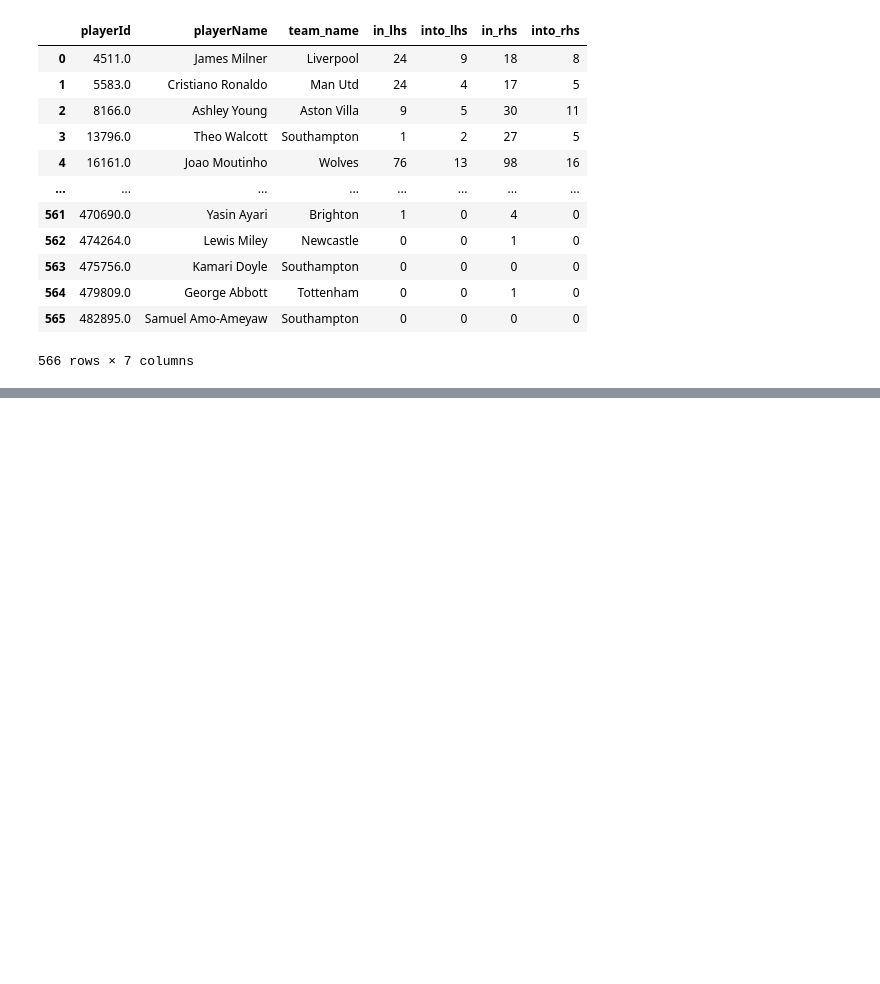
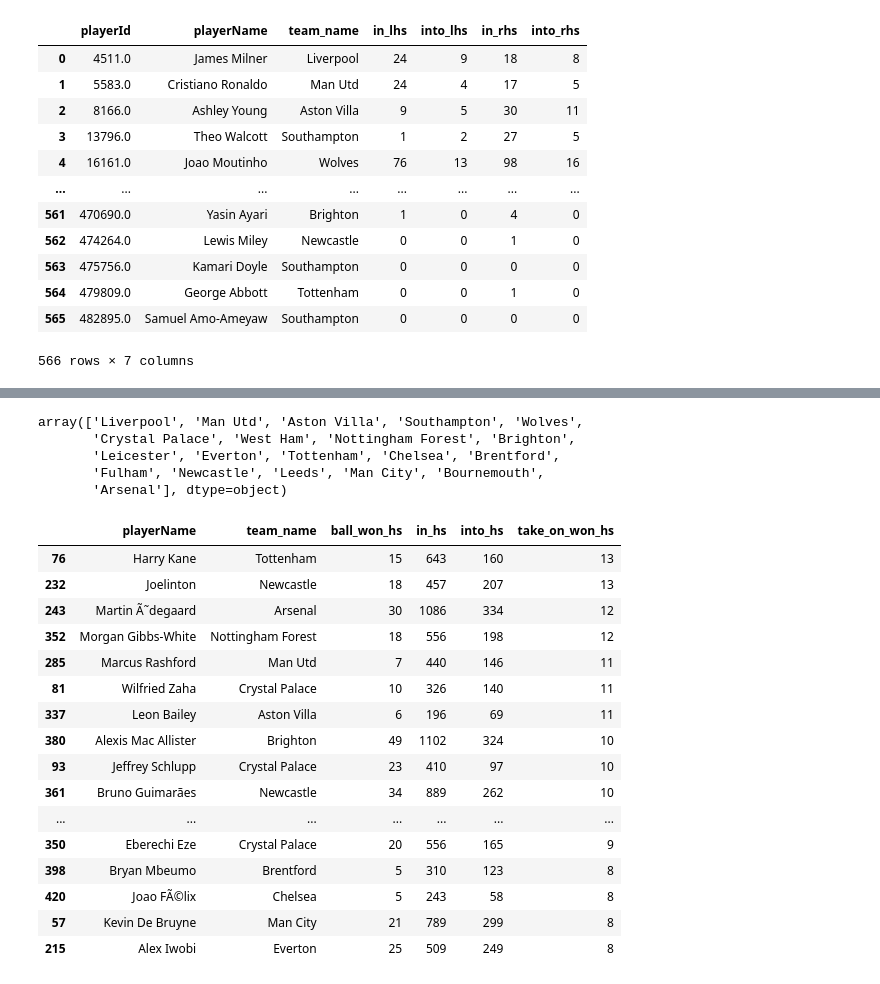
Before and after one commit to pranavm28/Football-Data-Viz, a Jupyter notebook: Halfspace Calculations.ipynb, the cells around one changed output, grey strips where cells are left out. Cells and saved outputs as stored; diff of their text form; code cells hidden in the pictures; blank space fills up the shorter version.

```diff
--- a/Halfspace Calculations.ipynb
+++ b/Halfspace Calculations.ipynb
@@ -262,0 +284,35 @@ z14_carries.sort_values('into_zoneF' , ascending=False)
+# %%
+lhs_actions_disp['team_name'].unique()
+# %% [output]
+array(['Liverpool', 'Man Utd', 'Aston Villa', 'Southampton', 'Wolves',
+       'Crystal Palace', 'West Ham', 'Nottingham Forest', 'Brighton',
+       'Leicester', 'Everton', 'Tottenham', 'Chelsea', 'Brentford',
+       'Fulham', 'Newcastle', 'Leeds', 'Man City', 'Bournemouth',
+       'Arsenal'], dtype=object)
+# %%
+merged_actions = pd.merge(lhs_actions_disp, rhs_actions_disp, on=['playerName', 'team_name'], suffixes=('_lhs', '_rhs'))
+merged_actions['ball_won_hs'] = merged_actions['ball_won_lhs'] + merged_actions['ball_won_rhs']
+merged_actions['in_hs'] = merged_actions['in_lhs'] + merged_actions['in_rhs']
+merged_actions['into_hs'] = merged_actions['into_lhs'] + merged_actions['into_rhs']
+merged_actions['take_on_won_hs'] = merged_actions['take_on_won_lhs'] + merged_actions['take_on_won_rhs']
+sorted_actions = merged_actions[['playerName', 'team_name', 'ball_won_hs' , 'in_hs' , 'into_hs' , 'take_on_won_hs']].sort_values(by='take_on_won_hs', ascending=False)
+# %%
+sorted_actions.head(20)
+# %% [output]
+|  | playerName | team_name | ball_won_hs | in_hs | into_hs | take_on_won_hs |
+| 76 | Harry Kane | Tottenham | 15 | 643 | 160 | 13 |
+| 232 | Joelinton | Newcastle | 18 | 457 | 207 | 13 |
+| 243 | Martin Ã˜degaard | Arsenal | 30 | 1086 | 334 | 12 |
+| 352 | Morgan Gibbs-White | Nottingham Forest | 18 | 556 | 198 | 12 |
+| 285 | Marcus Rashford | Man Utd | 7 | 440 | 146 | 11 |
+| 81 | Wilfried Zaha | Crystal Palace | 10 | 326 | 140 | 11 |
+| 337 | Leon Bailey | Aston Villa | 6 | 196 | 69 | 11 |
+| 380 | Alexis Mac Allister | Brighton | 49 | 1102 | 324 | 10 |
+| 93 | Jeffrey Schlupp | Crystal Palace | 23 | 410 | 97 | 10 |
+| 361 | Bruno Guimarães | Newcastle | 34 | 889 | 262 | 10 |
+| ... | ... | ... | ... | ... | ... | ... |
+| 350 | Eberechi Eze | Crystal Palace | 20 | 556 | 165 | 9 |
+| 398 | Bryan Mbeumo | Brentford | 5 | 310 | 123 | 8 |
+| 420 | Joao FÃ©lix | Chelsea | 5 | 243 | 58 | 8 |
+| 57 | Kevin De Bruyne | Man City | 21 | 789 | 299 | 8 |
+| 215 | Alex Iwobi | Everton | 25 | 509 | 249 | 8 |
```
Also changed, not shown: parts of 9 cells of this notebook.
